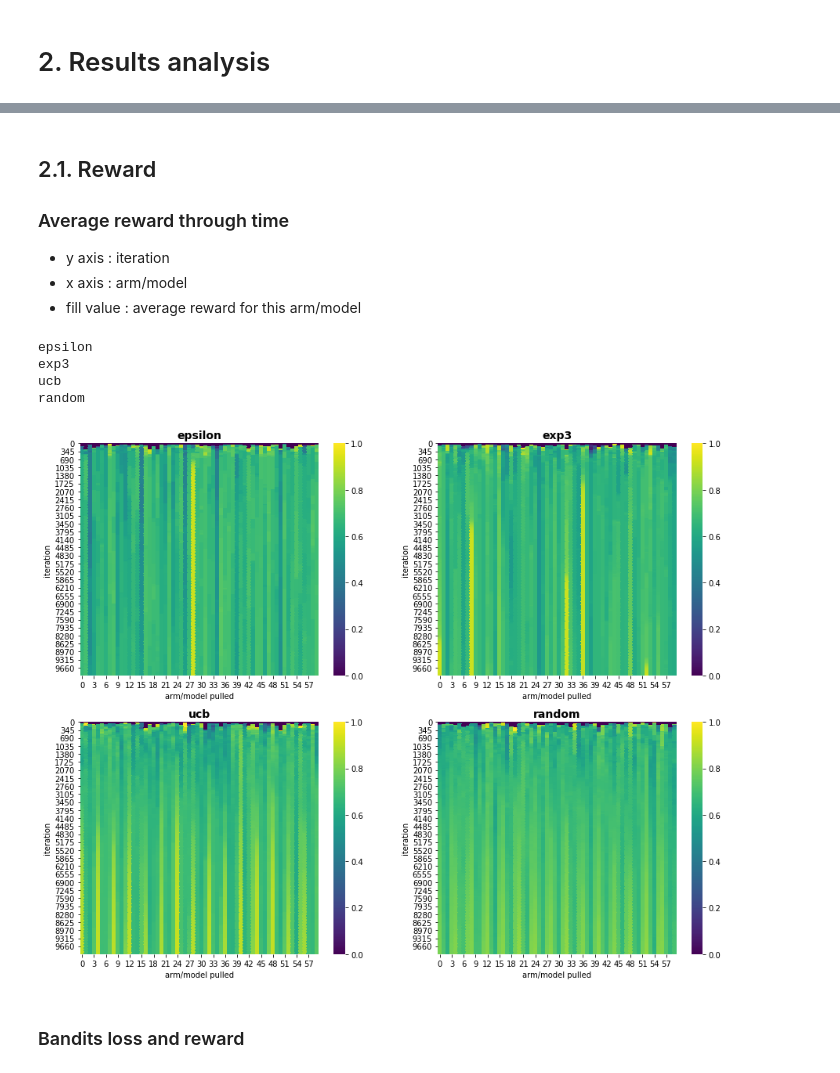
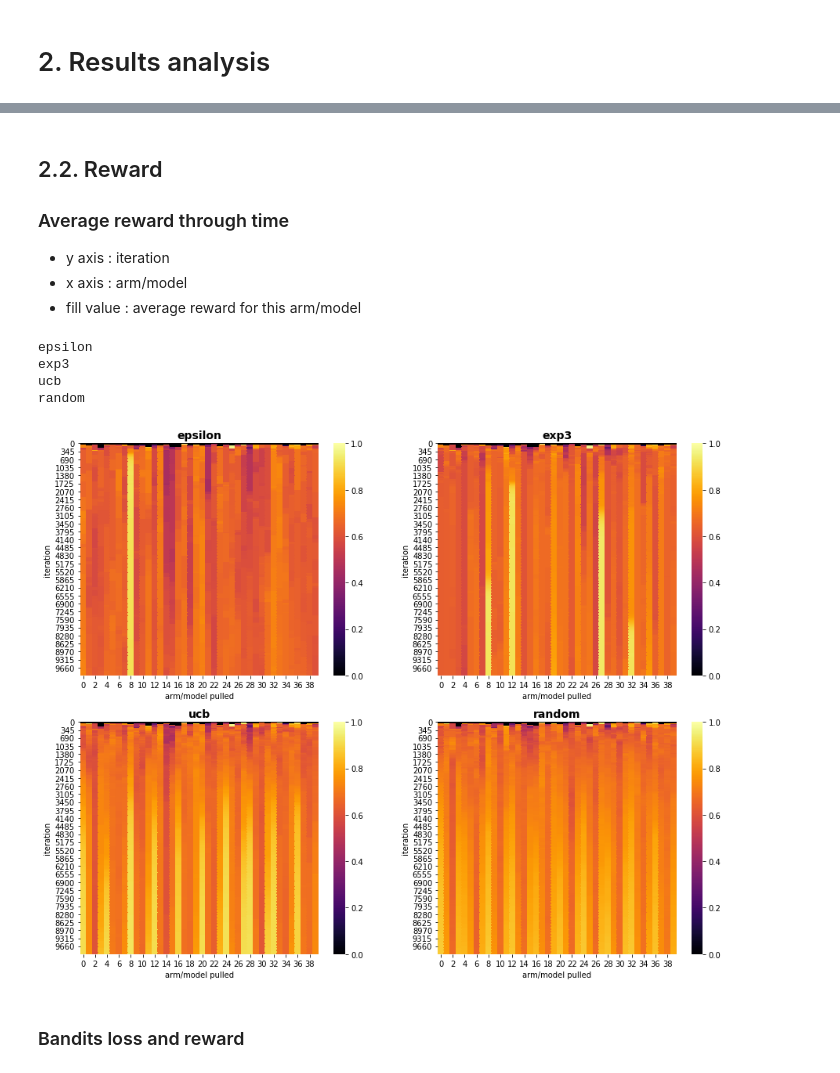
Before and after one commit to etiennekintzler/visualize_bandit_algorithms, a Jupyter notebook: bandit_model_selection.ipynb, the cells around one changed output, grey strips where cells are left out. Cells and saved outputs as stored; diff of their text form; code cells hidden in the pictures.

```diff
--- a/bandit_model_selection.ipynb
+++ b/bandit_model_selection.ipynb
@@ -167,15 +167,15 @@ def make_stream(dataset=None, take=None):
 ### Functions for pipeline/models generation
 # %%
 l2_val = [1e-5, 1e-4, 1e-3, 1e-2, 1e-1]
-lr_val = [0.1, 0.01, 0.001]
+lr_val = [0.1, 0.01]
 optimz = [optim.Adam]
-scalerz = [preprocessing.StandardScaler, preprocessing.MaxAbsScaler, preprocessing.MinMaxScaler, preprocessing.RobustScaler]
+scalers = [preprocessing.StandardScaler, preprocessing.MaxAbsScaler, preprocessing.MinMaxScaler, preprocessing.RobustScaler]
 
 def make_models(lr=0.35):
     grid = itertools.product(
         lr_val,
         l2_val,
-        scalerz,
+        scalers,
         optimz
     )
     return [
@@ -186,6 +186,7 @@ def make_models(lr=0.35):
 def make_pipeline(lr=0.1, l2=0, scaler=None, optimizer=None):
     if scaler is None:
         scaler =  preprocessing.StandardScaler()
+
     if optimizer is None:
         optimizer = optim.SGD
 
@@ -193,6 +194,7 @@ def make_pipeline(lr=0.1, l2=0, scaler=None, optimizer=None):
         scaler,
         linear_model.LinearRegression(optimizer=optimizer(), l2=l2)
     )
+
     return pipeline
 # %% [markdown]
 # 1. Simulation
@@ -236,23 +237,23 @@ bandits = {
 l = []
 avg_reward = []
 
-
 #for i, (x, y) in tqdm.tqdm(enumerate(datasets.Phishing())):
 #for i, (x, y) in tqdm.tqdm(enumerate(datasets.TrumpApproval())):
-
 for i, (x, y) in tqdm.tqdm(enumerate(make_stream(dataset))):
 
     for bandit_label in bandits:
         y_pred = bandits[bandit_label].predict_one(x=x)
+
         reward, metric, chosen_arm = bandits[bandit_label]._learn_one(x=x, y=y)
-
+        pred_chosen_model = bandits[bandit_label][chosen_arm].predict_one(x=x)
         # Saving info into lists
-        l.append((bandit_label, i, reward, metric, chosen_arm))
+        l.append((bandit_label, i, reward, metric, chosen_arm, pred_chosen_model, y))
         avg_reward.append((bandit_label, i, *bandits[bandit_label].average_reward.copy()))
 
     if use_oracle:
         oracle_pred = bandit_oracle.predict_one(x, y)
         bandit_oracle.learn_one(x=x, y=y)
+
 
 # Building dataframe from lists
 df_avg = pd.DataFrame(
@@ -260,7 +261,7 @@ df_avg = pd.DataFrame(
     columns=["bandit", "iteration", *["{}".format(i) for i in range(bandits["epsilon"]._n_arms)]]
 ).set_index("iteration")
 
-df_analysis = pd.DataFrame(l, columns=["bandit", "iteration", "reward", "metric", "arm"])
+df_analysis = pd.DataFrame(l, columns=["bandit", "iteration", "reward", "metric", "arm", "pred", "truth"])
 # %% [markdown]
 # 2. Results analysis
 # %%
@@ -268,3 +269,10 @@ AXE_TITLE = dict(
     fontsize = 14,
     fontweight = 'bold',
 )
+
+BANDIT_COLORS = {
+    "epsilon": "orange",
+    "ucb": "blue",
+    "random": "gray",
+    "exp3": "purple",
+}
@@ -270,0 +281,9 @@ AXE_TITLE = dict(
+# %%
+ax = df_analysis.set_index("iteration")[["truth"]].plot(figsize=FIGSIZE, color="black")
+ax.set_title("Individual prediction of model", fontweight="bold")
+
+for _, pred_bandit in df_analysis.groupby("bandit"):
+    bandit_label = pred_bandit.bandit.iloc[0]
+    pred_bandit.plot.scatter(x="iteration", y="pred", label=bandit_label, ax=ax, color=BANDIT_COLORS[bandit_label], alpha=.4)
+
+ax.legend()
@@ -271,5 +293,5 @@ AXE_TITLE = dict(
 # %% [markdown]
-## 2.1. Reward
+## 2.2. Reward
 ### Average reward through time
 - y axis : iteration
 - x axis : arm/model
@@ -277,19 +299,19 @@ AXE_TITLE = dict(
 # %%
 fig, axes = plt.subplots(figsize=(15, 12), nrows=2, ncols=2)
 
 for (i, bandit_label) in enumerate(bandits):
     print(bandit_label)
     ax = axes[i // 2][i % 2] # i // 2 selects the row, i % 2 select the column
     df_plot = df_avg[lambda df: df.bandit == bandit_label].drop(columns=["bandit"])
-    sns.heatmap(df_plot, cmap="viridis", ax=ax, vmin=0, vmax=1)
+    sns.heatmap(df_plot, cmap="inferno", ax=ax, vmin=0, vmax=1)
     ax.set_title(bandit_label, **AXE_TITLE)
     ax.set_xlabel("arm/model pulled")
 # %% [output]
 epsilon
 exp3
 ucb
 random
-[figure, old version]
+[figure, new version]
 # %% [markdown]
 ### Bandits loss and reward
 # %% [markdown]
```
Also changed, not shown: parts of 22 cells of this notebook.
